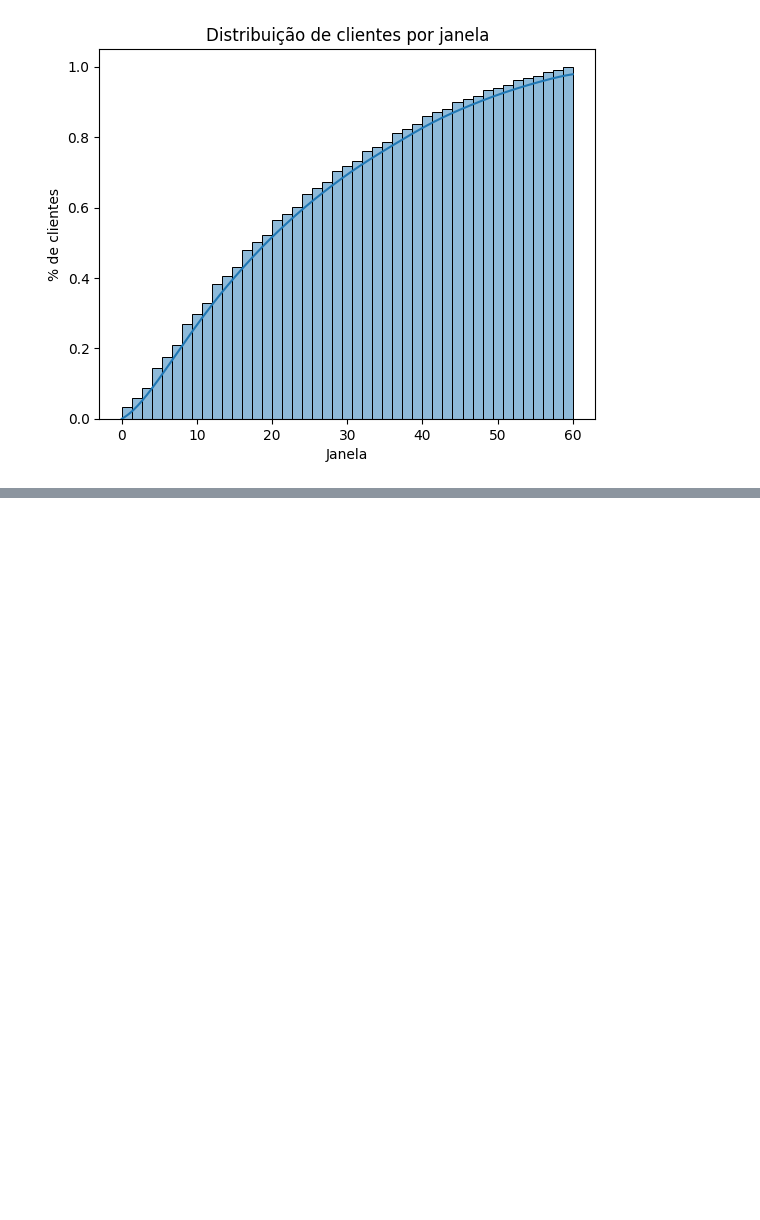
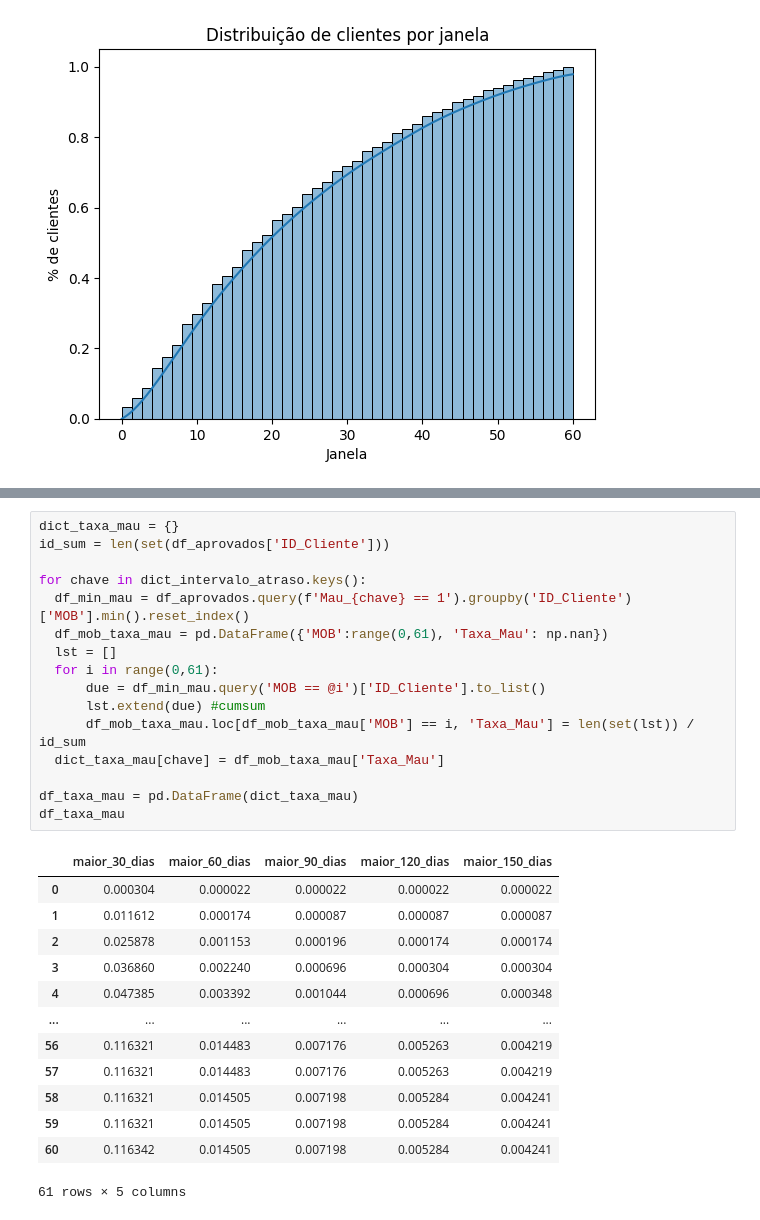
Before and after one commit to torvess/credit_score_07-10-2024, a Jupyter notebook: notebooks/credit_score.ipynb, the cells around one changed output, grey strips where cells are left out. Cells and saved outputs as stored; diff of their text form; blank space fills up the shorter version.

```diff
--- a/notebooks/credit_score.ipynb
+++ b/notebooks/credit_score.ipynb
@@ -363,0 +383,30 @@ plt.show()
+# %%
+dict_taxa_mau = {}
+id_sum = len(set(df_aprovados['ID_Cliente']))
+
+for chave in dict_intervalo_atraso.keys():
+  df_min_mau = df_aprovados.query(f'Mau_{chave} == 1').groupby('ID_Cliente')['MOB'].min().reset_index()
+  df_mob_taxa_mau = pd.DataFrame({'MOB':range(0,61), 'Taxa_Mau': np.nan})
+  lst = []
+  for i in range(0,61):
+      due = df_min_mau.query('MOB == @i')['ID_Cliente'].to_list()
+      lst.extend(due) #cumsum
+      df_mob_taxa_mau.loc[df_mob_taxa_mau['MOB'] == i, 'Taxa_Mau'] = len(set(lst)) / id_sum
+  dict_taxa_mau[chave] = df_mob_taxa_mau['Taxa_Mau']
+
+df_taxa_mau = pd.DataFrame(dict_taxa_mau)
+df_taxa_mau
+# %% [output]
+|  | maior_30_dias | maior_60_dias | maior_90_dias | maior_120_dias | maior_150_dias |
+| 0 | 0.000304 | 0.000022 | 0.000022 | 0.000022 | 0.000022 |
+| 1 | 0.011612 | 0.000174 | 0.000087 | 0.000087 | 0.000087 |
+| 2 | 0.025878 | 0.001153 | 0.000196 | 0.000174 | 0.000174 |
+| 3 | 0.036860 | 0.002240 | 0.000696 | 0.000304 | 0.000304 |
+| 4 | 0.047385 | 0.003392 | 0.001044 | 0.000696 | 0.000348 |
+| ... | ... | ... | ... | ... | ... |
+| 56 | 0.116321 | 0.014483 | 0.007176 | 0.005263 | 0.004219 |
+| 57 | 0.116321 | 0.014483 | 0.007176 | 0.005263 | 0.004219 |
+| 58 | 0.116321 | 0.014505 | 0.007198 | 0.005284 | 0.004241 |
+| 59 | 0.116321 | 0.014505 | 0.007198 | 0.005284 | 0.004241 |
+| 60 | 0.116342 | 0.014505 | 0.007198 | 0.005284 | 0.004241 |
+61 rows × 5 columns
```
Also changed, not shown: parts of 15 cells of this notebook.
